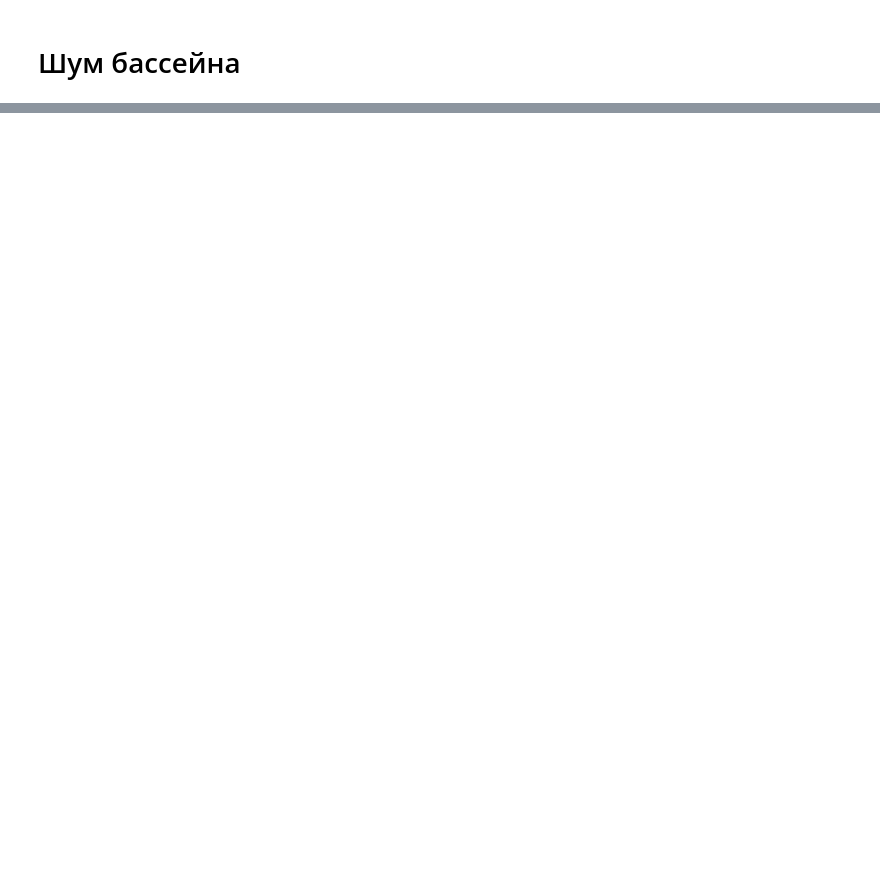
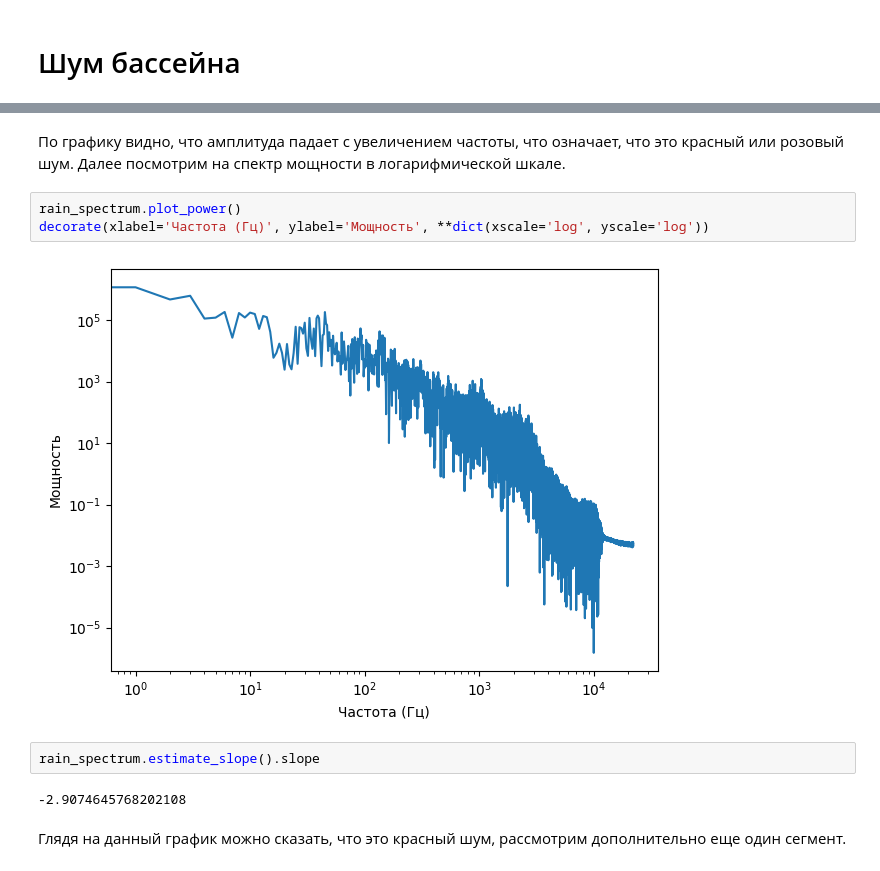
Before and after one commit to polynass/telecom24, a Jupyter notebook: lab4/lab4.ipynb, the cells around one changed output, grey strips where cells are left out. Cells and saved outputs as stored; diff of their text form; blank space fills up the shorter version.

```diff
--- a/lab4/lab4.ipynb
+++ b/lab4/lab4.ipynb
@@ -27,0 +35,13 @@ rain_segment.make_audio()
+# %% [markdown]
+По графику видно, что амплитуда падает с увеличением частоты, что означает, что это красный или розовый шум. Далее посмотрим на спектр мощности в логарифмической шкале.
+# %%
+rain_spectrum.plot_power()
+decorate(xlabel='Частота (Гц)', ylabel='Мощность', **dict(xscale='log', yscale='log'))
+# %% [output]
+[figure, added]
+# %%
+rain_spectrum.estimate_slope().slope
+# %% [output]
+-2.9074645768202108
+# %% [markdown]
+Глядя на данный график можно сказать, что это красный шум, рассмотрим дополнительно еще один сегмент.
```
Also changed, not shown: parts of 58 cells of this notebook, 13 other files.
